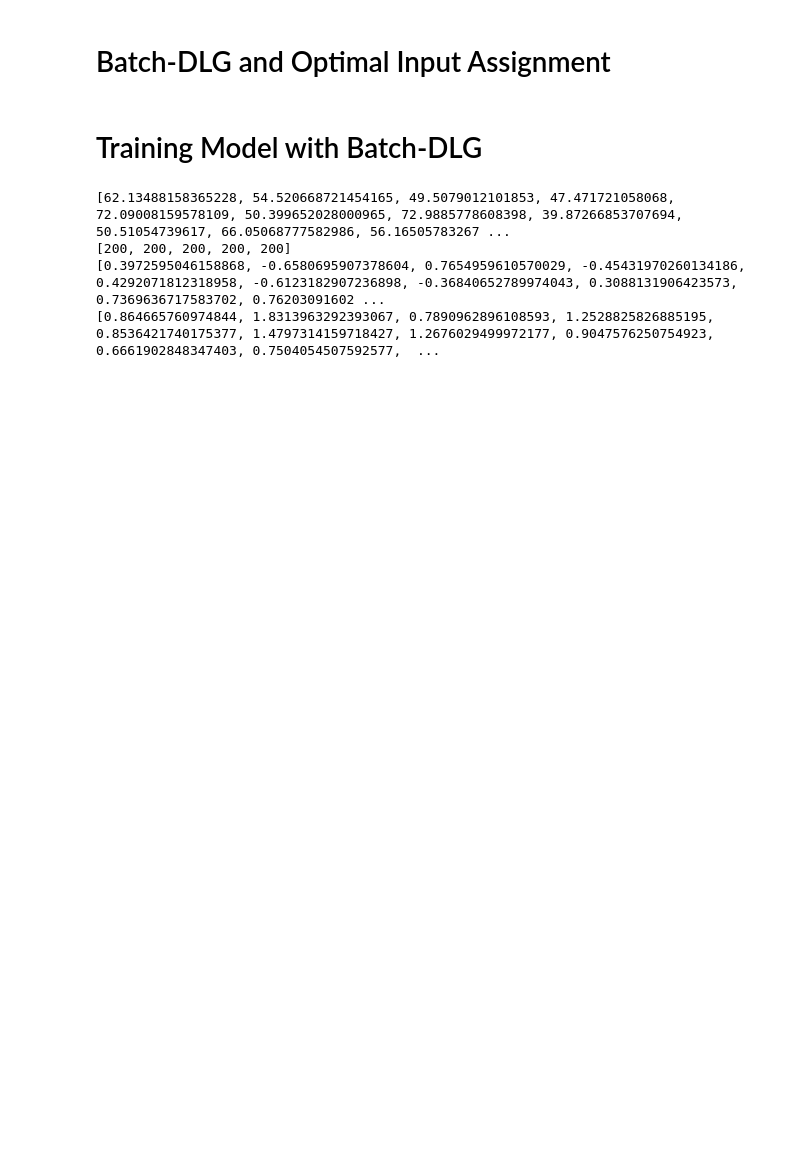
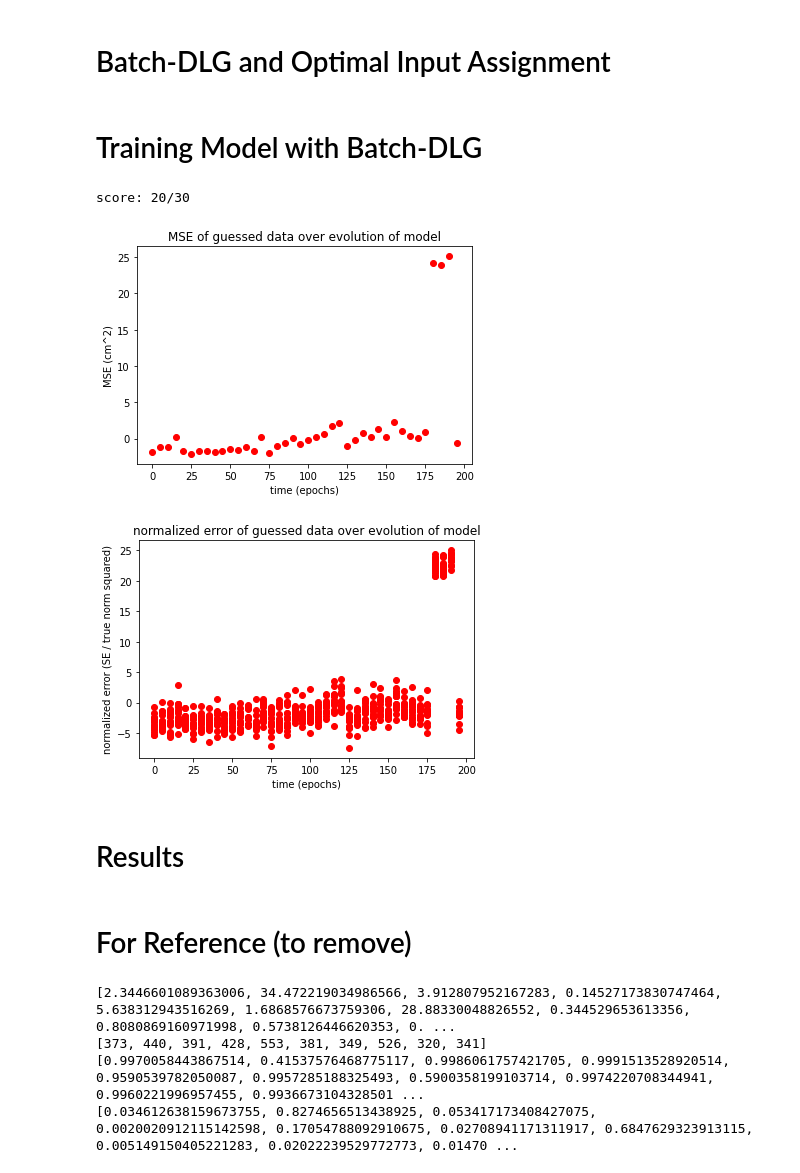
Before and after one commit to mgozon/DLG-UROP, a Jupyter notebook: Batch_DLG_Evolution_Iris_Dataset.ipynb, the cells around one changed output. Saved outputs shown, nothing was run; the diff lists cells and outputs as text; code cells hidden in the pictures; blank space fills up the shorter version.

```diff
--- a/Batch_DLG_Evolution_Iris_Dataset.ipynb
+++ b/Batch_DLG_Evolution_Iris_Dataset.ipynb
@@ -288,3 +358,28 @@ def assign_guess(guess, gt_dataset, n, verbose = False):
+# %%
+net.apply(weights_init)
+dlg_MSE, dlg_n_errors = train_net_Adam_DLG(train_data, train_target, batch_size = 16, epochs = 200, verbose = False, dlg_rate = 5)
+test_net(test_data, test_target, verbose = False)
+
+# create pyplot of SE over time
+plt.plot(dlg_MSE[0], torch.log(torch.tensor(dlg_MSE[1])), 'ro')
+plt.title('MSE of guessed data over evolution of model')
+plt.xlabel('time (epochs)')
+plt.ylabel('MSE (cm^2)')
+plt.show()
+
+plt.plot(dlg_n_errors[0], torch.log(torch.tensor(dlg_n_errors[1])), 'ro')
+plt.title('normalized error of guessed data over evolution of model')
+plt.xlabel('time (epochs)')
+plt.ylabel('normalized error (SE / true norm squared)')
+plt.show()
+# %% [output]
+score: 20/30
+[figure, added]
+[figure, added]
+# %% [markdown]
+# Results
+# %% [markdown]
+# For Reference (to remove)
 # %%
 # testing Batch-DLG on n random flowers
 def test_rand(n = 10, verbose = False):
@@ -334,7 +429,7 @@ def test_rand(n = 10, verbose = False):
     return SEs, cos_angles, n_errors, steps
 # %%
 # testing batch-DLG on 20 groups of 10 flowers
-test_len = 5
+test_len = 10
 errors = []
 cos_angles = []
 n_errors = []
@@ -352,10 +447,10 @@ print(optimization_steps)
 print(cos_angles)
 print(n_errors)
 # %% [output]
-[62.13488158365228, 54.520668721454165, 49.5079012101853, 47.471721058068, 72.09008159578109, 50.399652028000965, 72.9885778608398, 39.87266853707694, 50.51054739617, 66.05068777582986, 56.16505783267 ...
-[200, 200, 200, 200, 200]
-[0.3972595046158868, -0.6580695907378604, 0.7654959610570029, -0.45431970260134186, 0.4292071812318958, -0.6123182907236898, -0.36840652789974043, 0.3088131906423573, 0.7369636717583702, 0.76203091602 ...
-[0.864665760974844, 1.8313963292393067, 0.7890962896108593, 1.2528825826885195, 0.8536421740175377, 1.4797314159718427, 1.2676029499972177, 0.9047576250754923, 0.6661902848347403, 0.7504054507592577,  ...
+[2.3446601089363006, 34.472219034986566, 3.912807952167283, 0.14527173830747464, 5.638312943516269, 1.6868576673759306, 28.88330048826552, 0.344529653613356, 0.8080869160971998, 0.5738126446620353, 0. ...
+[373, 440, 391, 428, 553, 381, 349, 526, 320, 341]
+[0.9970058443867514, 0.41537576468775117, 0.9986061757421705, 0.9991513528920514, 0.9590539782050087, 0.9957285188325493, 0.5900358199103714, 0.9974220708344941, 0.9960221996957455, 0.9936673104328501 ...
+[0.034612638159673755, 0.8274656513438925, 0.053417173408427075, 0.0020020912115142598, 0.17054788092910675, 0.02708941171311917, 0.6847629323913115, 0.005149150405221283, 0.02022239529772773, 0.01470 ...
 # %%
 def graph_results(errors, optimization_steps, cos_angles, n_errors):
     # visually represent errors in a histogram
```
Also changed, not shown: parts of 9 cells of this notebook.
